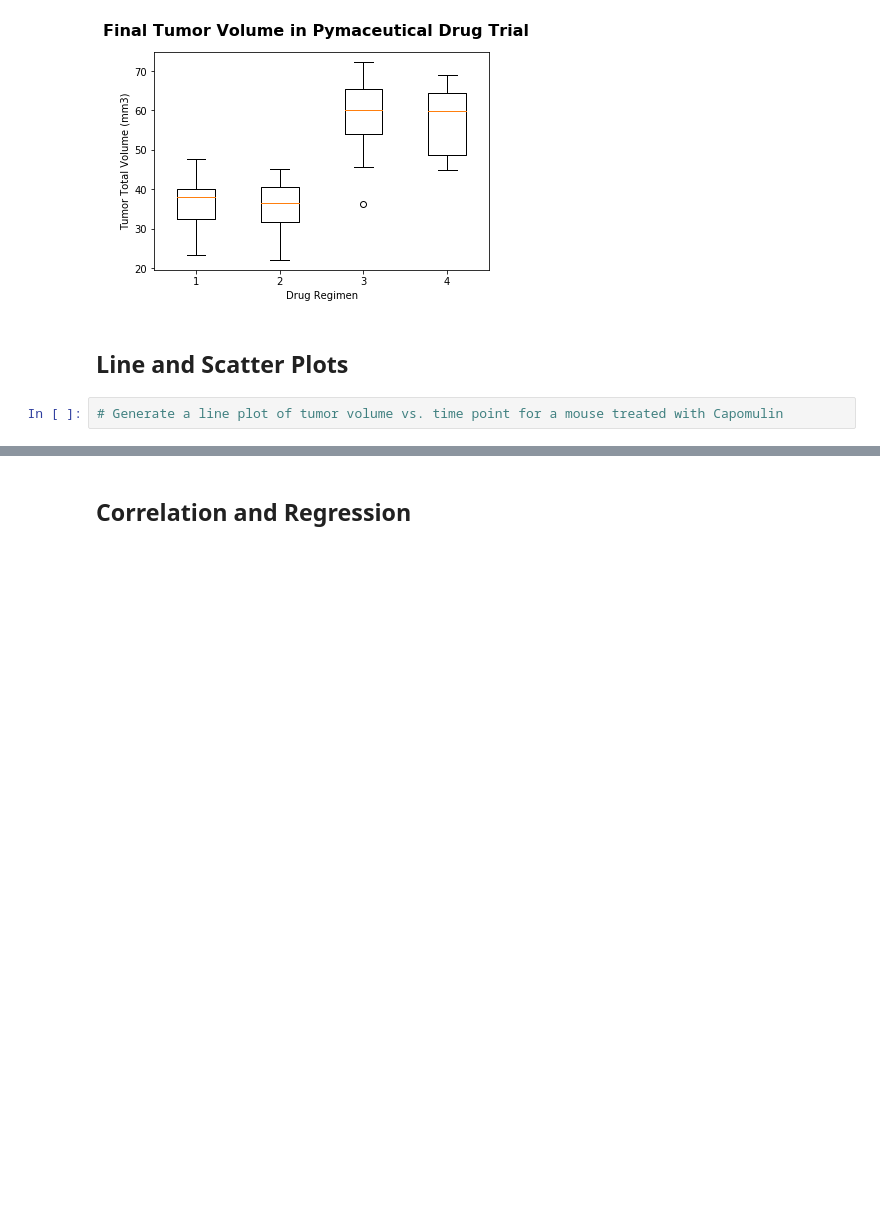
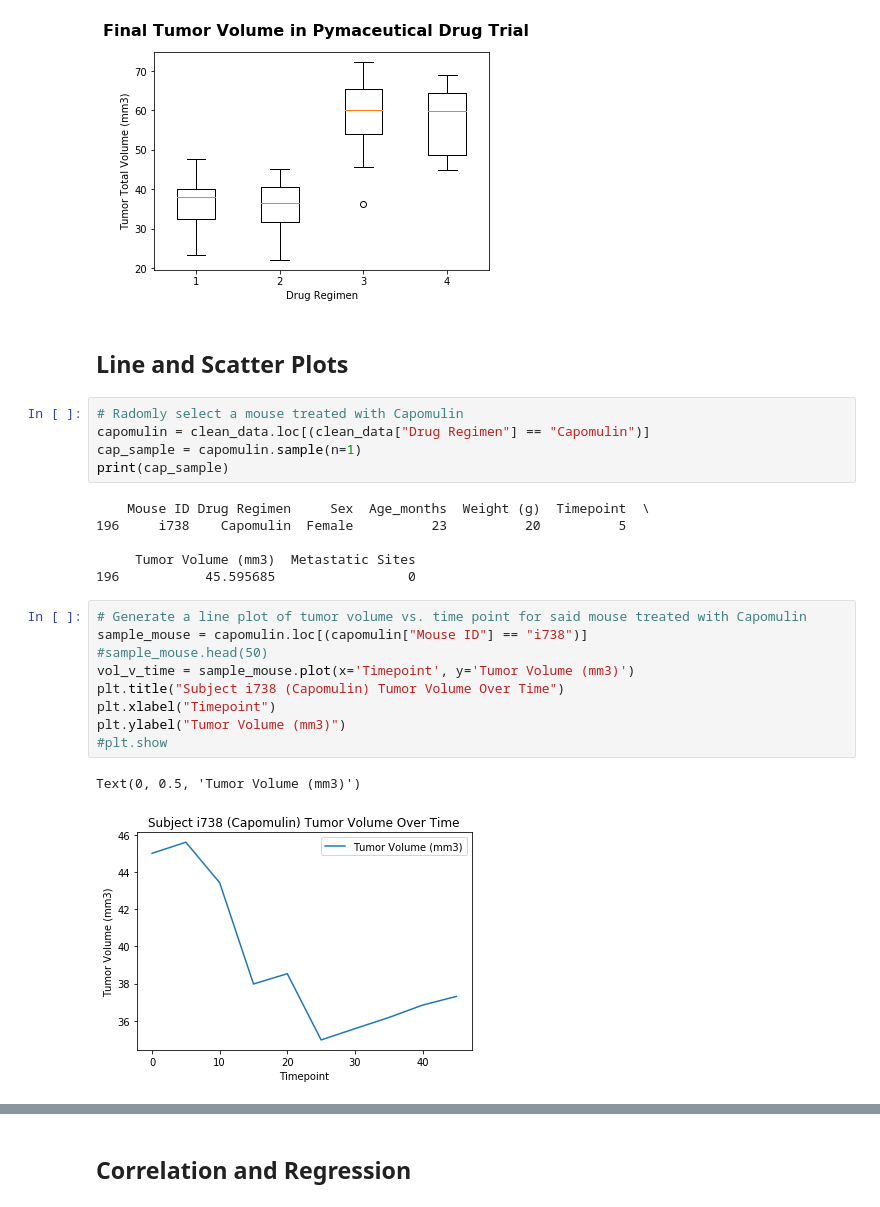
Before and after one commit to briennecole/matplotlib_challenge, a Jupyter notebook: pymaceuticals_challenge.ipynb, the cells around one changed output, grey strips where cells are left out. Drawn from its saved outputs; the diff is of its cells as text; blank space fills up the shorter version.

Commit message:
line plot complete

```diff
--- a/pymaceuticals_challenge.ipynb
+++ b/pymaceuticals_challenge.ipynb
@@ -291,6 +291,27 @@ plt.show()
 # %% [markdown]
 ## Line and Scatter Plots
 # %%
-# Generate a line plot of tumor volume vs. time point for a mouse treated with Capomulin
+# Radomly select a mouse treated with Capomulin
+capomulin = clean_data.loc[(clean_data["Drug Regimen"] == "Capomulin")]
+cap_sample = capomulin.sample(n=1)
+print(cap_sample)
+# %% [output]
+    Mouse ID Drug Regimen     Sex  Age_months  Weight (g)  Timepoint  \
+196     i738    Capomulin  Female          23          20          5
+
+     Tumor Volume (mm3)  Metastatic Sites
+196           45.595685                 0
+# %%
+# Generate a line plot of tumor volume vs. time point for said mouse treated with Capomulin
+sample_mouse = capomulin.loc[(capomulin["Mouse ID"] == "i738")]
+#sample_mouse.head(50)
+vol_v_time = sample_mouse.plot(x='Timepoint', y='Tumor Volume (mm3)')
+plt.title("Subject i738 (Capomulin) Tumor Volume Over Time")
+plt.xlabel("Timepoint")
+plt.ylabel("Tumor Volume (mm3)")
+#plt.show
+# %% [output]
+Text(0, 0.5, 'Tumor Volume (mm3)')
+[figure, added]
 # %%
 # Generate a scatter plot of average tumor volume vs. mouse weight for the Capomulin regimen
```
Also changed, not shown: parts of 2 cells of this notebook.
